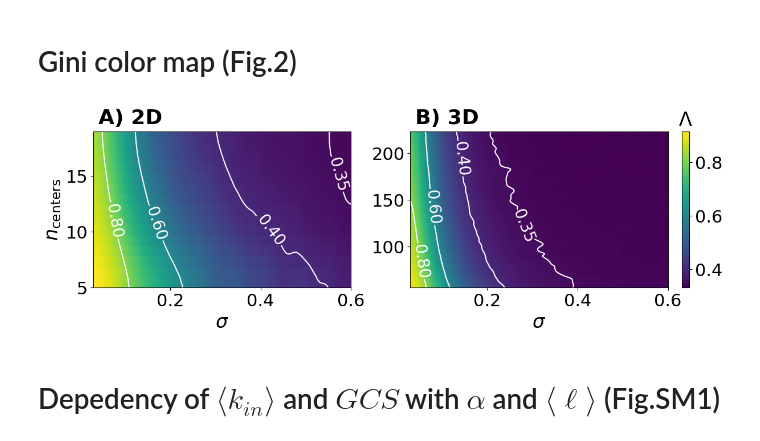
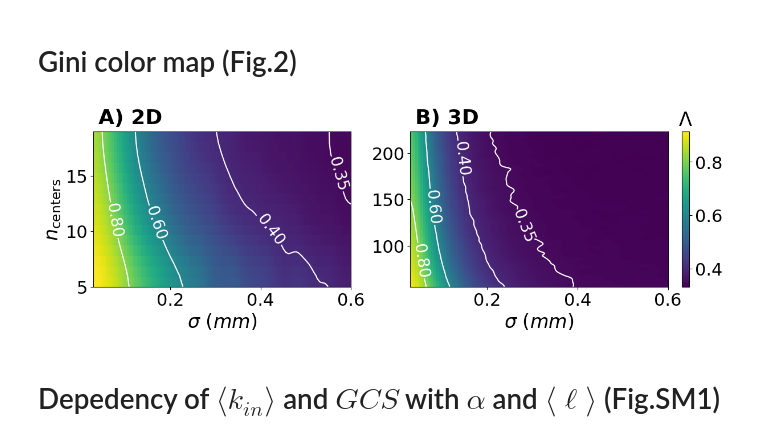
Before and after one commit to underDD/Code_NumericalSims2D3D, a Jupyter notebook: final_notebook.ipynb, the cells around one changed output. Cells and saved outputs as stored; diff of their text form; code cells hidden in the pictures.

```diff
--- a/final_notebook.ipynb
+++ b/final_notebook.ipynb
@@ -344,7 +344,7 @@ cs = ax.contour(
 
 ax.clabel(cs, inline=True, fontsize=20, fmt="%.2f")
 
-ax.set_xlabel(r"$\sigma$", fontsize=24)
+ax.set_xlabel(r"$\sigma\ (mm)$", fontsize=24)
 ax.set_ylabel(r"$n_\mathrm{centers}$", fontsize=24)
 ax.tick_params(labelsize=22)
 
@@ -382,43 +382,43 @@ cs = ax.contour(
 
 ax.clabel(cs, inline=True, fontsize=20, fmt="%.2f")
 
-ax.set_xlabel(r"$\sigma$", fontsize=24)
+ax.set_xlabel(r"$\sigma\ (mm)$", fontsize=24)
 # ax.set_ylabel(r"$n_\mathrm{centers}$", fontsize=20)
 ax.tick_params(labelsize=22)
 
 ax.text(
     0.02, 1.05, "B) 3D",
     transform=ax.transAxes,
     fontsize=26,
     fontweight="bold",
     color="black"
 )
 
 # =====================
 # Shared colorbar
 # =====================
 # Después de pintar los dos mapas:
 cbar = fig.colorbar(
     im,
     ax=axes.ravel().tolist(),
     location="right",
     shrink= 1,
     pad=0.0,
     fraction=0.035
 )
 
 cbar.ax.set_title(r"$\Lambda$", fontsize=24, pad=8)
 cbar.ax.tick_params(labelsize=22)
 
 plt.savefig(
-    "gini_2D_3D_panel_shared_cbar.pdf",
-    dpi=300,
+    "gini_2D_3D_panel_shared_cbar.png",
+    dpi=600,
     bbox_inches="tight"
 )
 
 plt.show()
 # %% [output]
-[figure, old version]
+[figure, new version]
 # %% [markdown]
 # Depedency of $\langle k_{in}\rangle$ and $GCS$ with $\alpha$ and $\langle \ell\rangle$ (Fig.SM1)
 # %%
```
Also changed, not shown: parts of 1 cell of this notebook, 3 other files.
